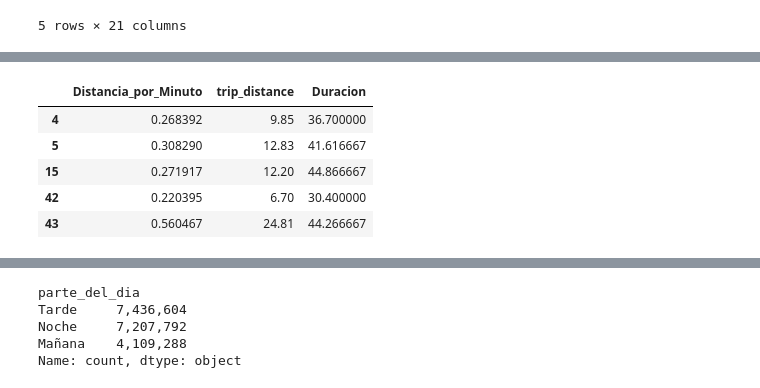
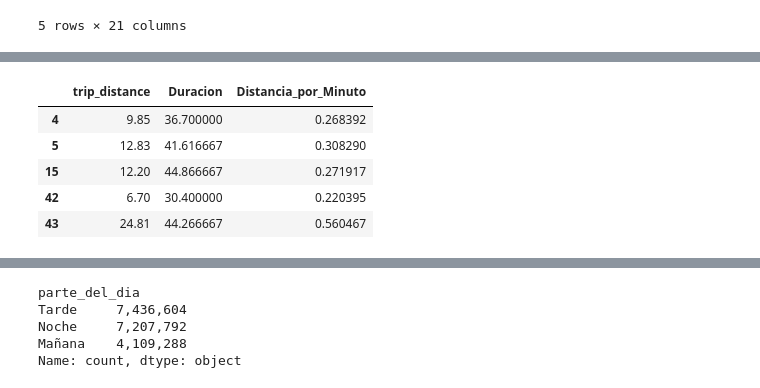
Before and after one commit to rominaEsc/New_York_City_Greenhouse_Gas_Emissions_Analysis, a Jupyter notebook: ETL_Taxis_NY/ETL_Metricas.ipynb, the cells around one changed output, grey strips where cells are left out. Drawn from its saved outputs; the diff is of its cells as text; code cells hidden in the pictures.

```diff
--- a/ETL_Taxis_NY/ETL_Metricas.ipynb
+++ b/ETL_Taxis_NY/ETL_Metricas.ipynb
@@ -177,19 +173,19 @@ df_viajes_largos.head()
 # %%
 def filtrar_viajes_medios_y_calcular_relacion(df):
     # Filtrar los viajes que duraron más de una hora
     df_viajes_medios = df[df['Duracion'] >= 30]
 
     # Calcular la relación de distancia y tiempo
     df_viajes_medios.loc[:,'Distancia_por_Minuto'] = df_viajes_medios['trip_distance'] / df_viajes_medios['Duracion']
 
     return df_viajes_medios
 
-df_viajes_medios = filtrar_viajes_medios_y_calcular_relacion(df[['Distancia_por_Minuto', 'trip_distance', 'Duracion']])
+df_viajes_medios = filtrar_viajes_medios_y_calcular_relacion(df[['trip_distance', 'Duracion', 'Distancia_por_Minuto']])
 df_viajes_medios.head()
 # %% [output]
-|  | Distancia_por_Minuto | trip_distance | Duracion |
-| 4 | 0.268392 | 9.85 | 36.700000 |
-| 5 | 0.308290 | 12.83 | 41.616667 |
-| 15 | 0.271917 | 12.20 | 44.866667 |
-| 42 | 0.220395 | 6.70 | 30.400000 |
-| 43 | 0.560467 | 24.81 | 44.266667 |
+|  | trip_distance | Duracion | Distancia_por_Minuto |
+| 4 | 9.85 | 36.700000 | 0.268392 |
+| 5 | 12.83 | 41.616667 | 0.308290 |
+| 15 | 12.20 | 44.866667 | 0.271917 |
+| 42 | 6.70 | 30.400000 | 0.220395 |
+| 43 | 24.81 | 44.266667 | 0.560467 |
```
Also changed, not shown: parts of 28 cells of this notebook.
